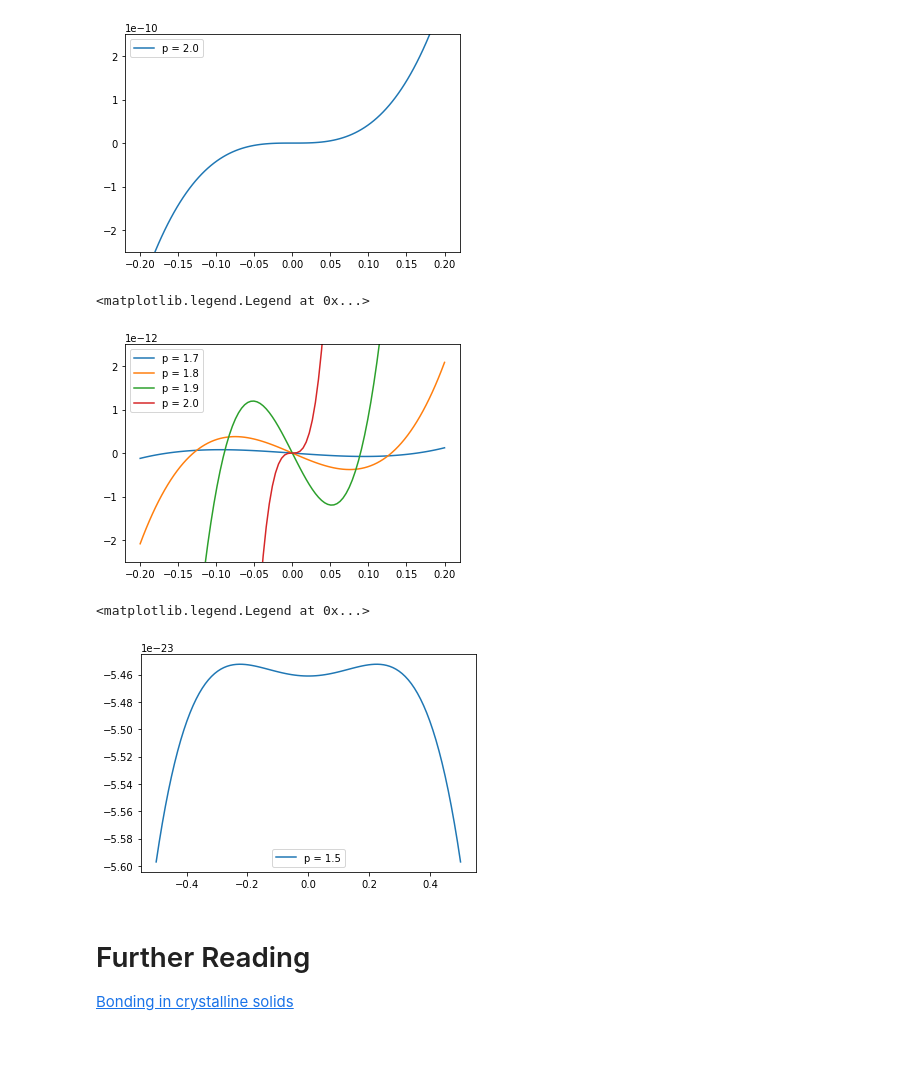
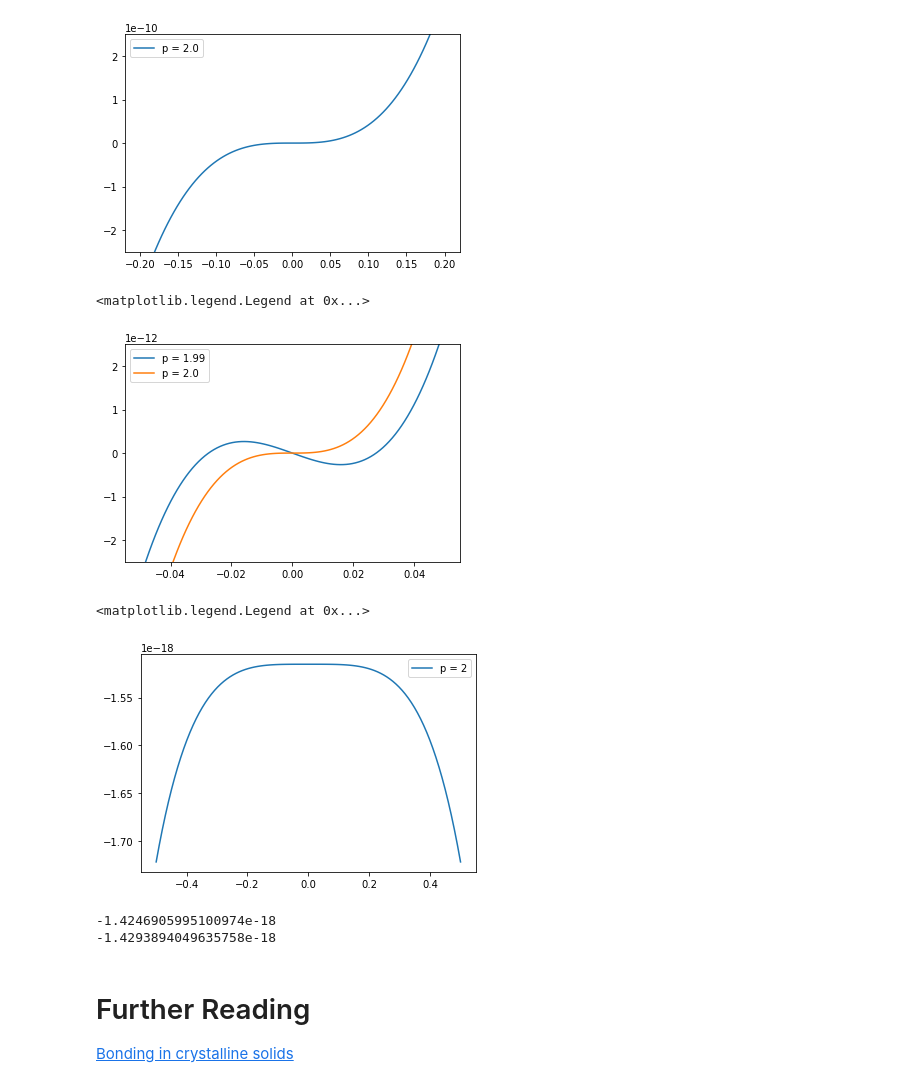
Before and after one commit to bylands/physics, a Jupyter notebook: salt_crystal/salt_crystal_3d.ipynb, the cells around one changed output. Saved outputs shown, nothing was run; the diff lists cells and outputs as text; code cells hidden in the pictures; blank space fills up the shorter version.

```diff
--- a/salt_crystal/salt_crystal_3d.ipynb
+++ b/salt_crystal/salt_crystal_3d.ipynb
@@ -13,7 +13,7 @@ ex = np.array([1, 0, 0])
 ey = np.array([0, 1, 0])
 ez = np.array([0, 0, 1])
 
-order = 1
+order = 100
 n = 2 * order + 1
 
 Cl = []
@@ -74,32 +74,32 @@ ax.legend()
 <matplotlib.legend.Legend at 0x...>
 [figure]
 # %%
-powers = [1.7, 1.8, 1.9, 2.]
-x0 = a/5
+powers = [1.99, 2.]
+x0 = a/20
 y0 = 0.25e-11
 
 x = np.linspace(-x0, x0, 100)
 y = np.zeros(100)
 
 fig, ax = plt.subplots()
 ax.set_ylim([-y0, y0])
 
 for p in powers:
     for i in range(100):
         f, u = fres(np.array([x[i], 0, 0]), p)
         y[i] = f[0]
 
     ax.plot(x/a, y, label='p = ' + str(p))
 
 ax.legend()
 # %% [output]
 <matplotlib.legend.Legend at 0x...>
-[figure, old version]
+[figure, new version]
 # %%
-powers = [1.5]
+powers = [2]
 x0 = a/2
-# ymin = -2.113e-19
-# ymax = -2.111e-19
+# ymin = -1.5155e-18
+# ymax = -1.5150e-18
 
 x = np.linspace(-x0, x0, 100)
 y = np.zeros(100)
@@ -117,7 +117,19 @@ for p in powers:
 ax.legend()
 # %% [output]
 <matplotlib.legend.Legend at 0x...>
-[figure, old version]
+[figure, new version]
+# %%
+f, u = fres(np.array([0, 0, 0]), 2)
+print(u)
+
+alpha = 1.747564594633
+
+E0 = - K / a
+E = alpha * E0
+print(E)
+# %% [output]
+-1.4246905995100974e-18
+-1.4293894049635758e-18
 # %% [markdown]
 # Further Reading
 
```
Also changed, not shown: 5 other files.
